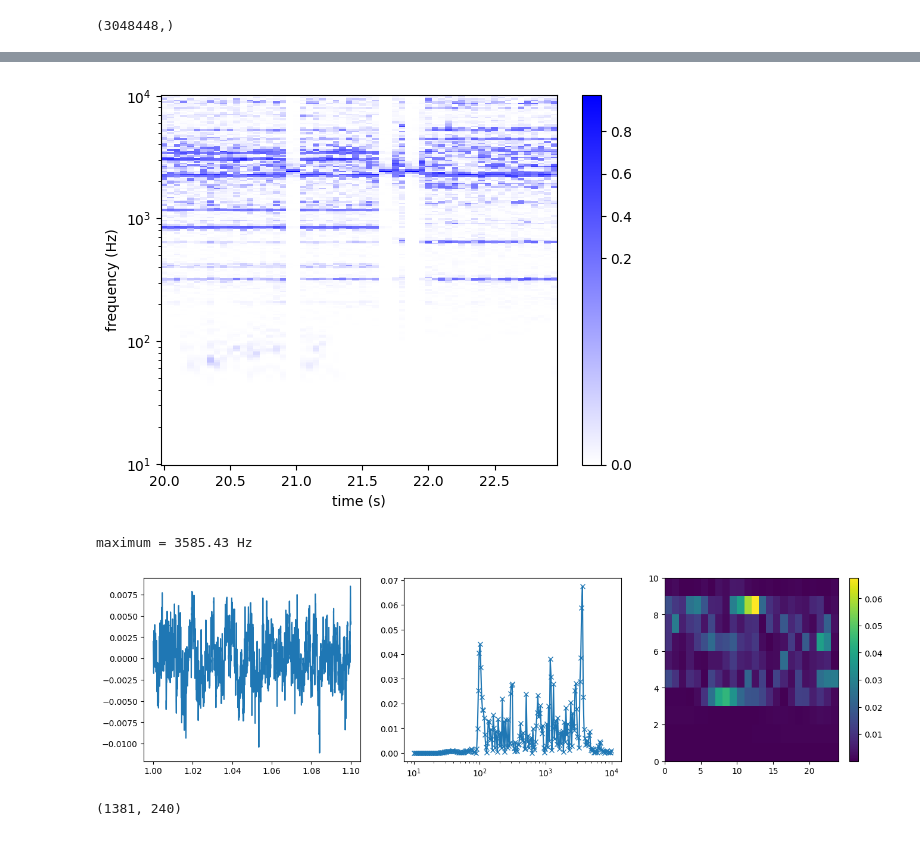
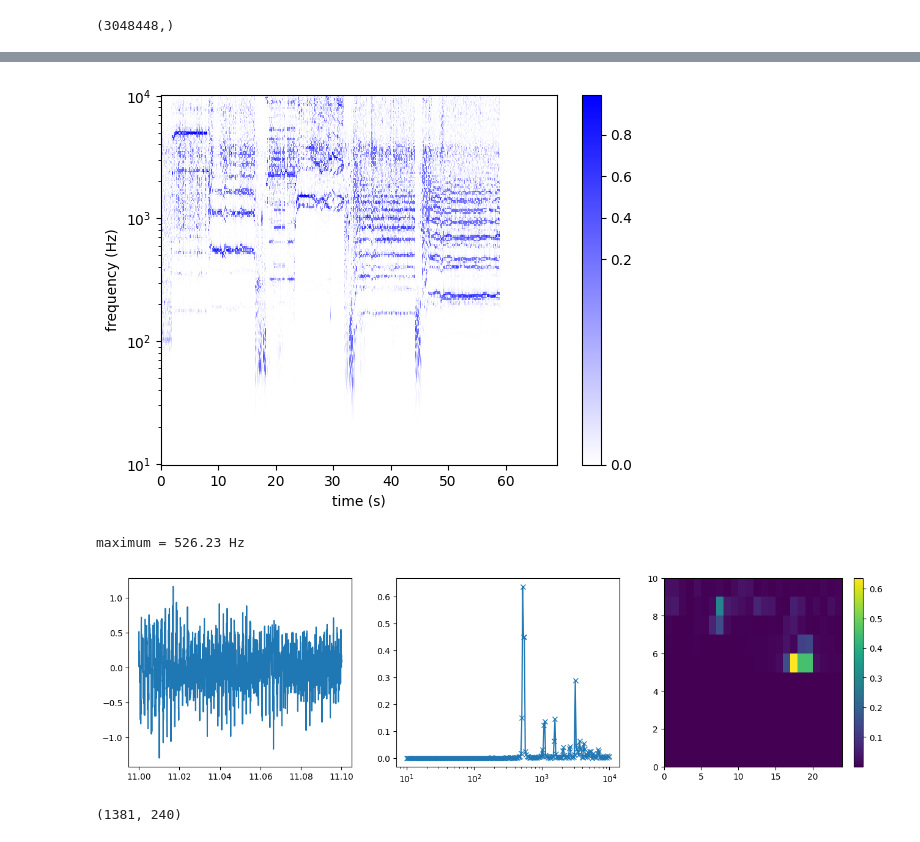
Before and after one commit to ajakovac/Mikrofonok, a Jupyter notebook: analysis.ipynb, the cells around one changed output, grey strips where cells are left out. Cells and saved outputs as stored; diff of their text form; code cells hidden in the pictures.

```diff
--- a/analysis.ipynb
+++ b/analysis.ipynb
@@ -55,8 +66,7 @@ times, spectra = spect()
 # %%
-times, spectra = spect(t=20, t_end=23)
 fig, ax = plt.subplots()
 mesh = spect.show_spectrogram(ax=ax)
 fig.colorbar(mesh, ax=ax)
 plt.show()
 # %% [output]
-[figure, old version]
+[figure, new version]
@@ -67,16 +73,18 @@ times, spectra = spect()
 # %%
-t = 1
-numax = spect.max_freq(t)
+t = 11
+kmax, numax, vmax = spect.find_maxima_in_spectrum(t)[0]
 print(f'maximum = {numax:.2f} Hz')
 fig, ax = plt.subplots(nrows=1, ncols=3, figsize=(16,4))
-spect.plot_data(t, t+spect.tint, ax=ax[0])
+sample = spect.data_slice(t, t+spect.tint)
+times = np.linspace(t, t+spect.tint,len(sample))
+ax[0].plot(times, sample)
 spect.plot_spectrum(t, ax=ax[1], marker='x')
 mesh = spect.plot_octaves_2D(t, ax=ax[2], cmap='viridis')
 fig.colorbar(mesh, ax=ax[2])
 plt.show()
 # %% [output]
-maximum = 3585.43 Hz
+maximum = 526.23 Hz
-[figure, old version]
+[figure, new version]
 # %%
 spect.spectrum_data.shape
 # %% [output]
```
Also changed, not shown: parts of 30 cells of this notebook, 4 other files.
